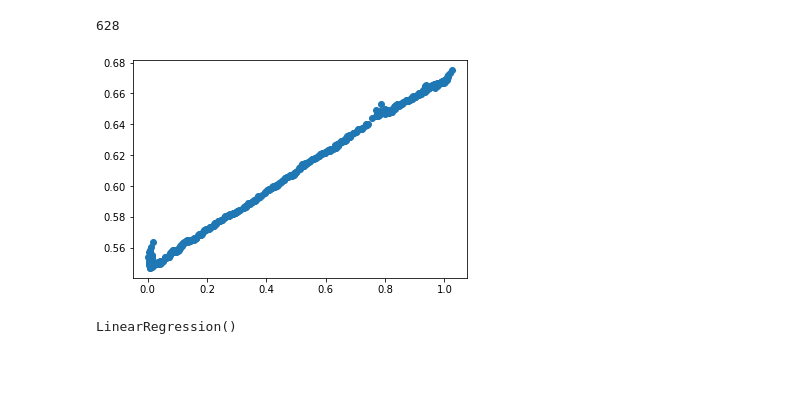
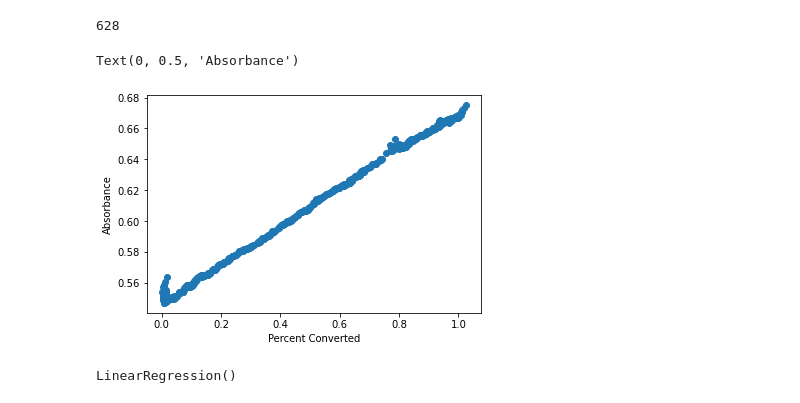
Before and after one commit to michaellaephillips/THzProject, a Jupyter notebook: THzProject.ipynb, the cells around one changed output. Saved outputs shown, nothing was run; the diff lists cells and outputs as text; code cells hidden in the pictures; blank space fills up the shorter version.

```diff
--- a/THzProject.ipynb
+++ b/THzProject.ipynb
@@ -272,9 +272,11 @@ len(y_train)
 628
 # %%
 plt.scatter(X_train,y_train)
-plt.xlabel()
+plt.xlabel('Percent Converted')
+plt.ylabel('Absorbance')
 # %% [output]
+Text(0, 0.5, 'Absorbance')
-[figure, old version]
+[figure, new version]
 # %%
 LR = LinearRegression(fit_intercept=True, normalize=False, copy_X=True, n_jobs=None, positive=False)
 # %%
```
Also changed, not shown: parts of 1 cell of this notebook.
